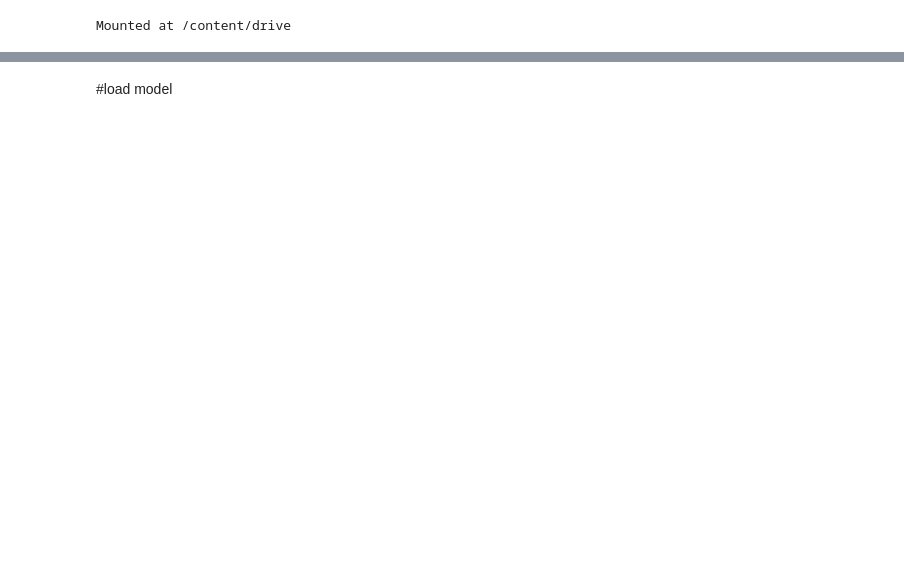
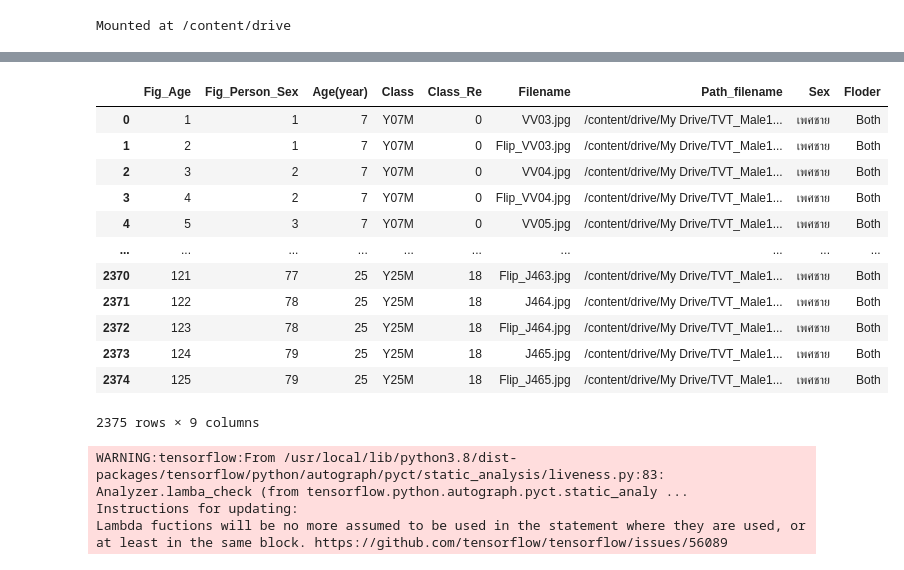
Before and after one commit to Wanita-8943/Project_2023, a Jupyter notebook: M2_Train_Freeze.ipynb, the cells around one changed output, grey strips where cells are left out. Cells and saved outputs as stored; diff of their text form; code cells hidden in the pictures; blank space fills up the shorter version.

```diff
--- a/M2_Train_Freeze.ipynb
+++ b/M2_Train_Freeze.ipynb
@@ -52,0 +27,17 @@ from efficientnet import center_crop_and_resize, preprocess_input
+# %%
+df = pd.read_csv (r'/content/drive/MyDrive/cut_panoramic/Data/New_Data_Male125.csv')
+df
+# %% [output]
+|  | Fig_Age | Fig_Person_Sex | Age(year) | Class | Class_Re | Filename | Path_filename | Sex | Floder |
+| 0 | 1 | 1 | 7 | Y07M | 0 | VV03.jpg | /content/drive/My Drive/TVT_Male1... | เพศชาย | Both |
+| 1 | 2 | 1 | 7 | Y07M | 0 | Flip_VV03.jpg | /content/drive/My Drive/TVT_Male1... | เพศชาย | Both |
+| 2 | 3 | 2 | 7 | Y07M | 0 | VV04.jpg | /content/drive/My Drive/TVT_Male1... | เพศชาย | Both |
+| 3 | 4 | 2 | 7 | Y07M | 0 | Flip_VV04.jpg | /content/drive/My Drive/TVT_Male1... | เพศชาย | Both |
+| 4 | 5 | 3 | 7 | Y07M | 0 | VV05.jpg | /content/drive/My Drive/TVT_Male1... | เพศชาย | Both |
+| ... | ... | ... | ... | ... | ... | ... | ... | ... | ... |
+| 2370 | 121 | 77 | 25 | Y25M | 18 | Flip_J463.jpg | /content/drive/My Drive/TVT_Male1... | เพศชาย | Both |
+| 2371 | 122 | 78 | 25 | Y25M | 18 | J464.jpg | /content/drive/My Drive/TVT_Male1... | เพศชาย | Both |
+| 2372 | 123 | 78 | 25 | Y25M | 18 | Flip_J464.jpg | /content/drive/My Drive/TVT_Male1... | เพศชาย | Both |
+| 2373 | 124 | 79 | 25 | Y25M | 18 | J465.jpg | /content/drive/My Drive/TVT_Male1... | เพศชาย | Both |
+| 2374 | 125 | 79 | 25 | Y25M | 18 | Flip_J465.jpg | /content/drive/My Drive/TVT_Male1... | เพศชาย | Both |
+2375 rows × 9 columns
@@ -53,3 +57,11 @@ from efficientnet import center_crop_and_resize, preprocess_input
+# %%
+from tensorflow.keras.models import load_model
+model = load_model('/content/drive/My Drive/cut_panoramic/Model/Classification/Male/M2_Train_Freeze.h5')
+height = width = model.input_shape[1]
+# %% [output]
+WARNING:tensorflow:From /usr/local/lib/python3.8/dist-packages/tensorflow/python/autograph/pyct/static_analysis/liveness.py:83: Analyzer.lamba_check (from tensorflow.python.autograph.pyct.static_analy ...
+Instructions for updating:
+Lambda fuctions will be no more assumed to be used in the statement where they are used, or at least in the same block. https://github.com/tensorflow/tensorflow/issues/56089
 # %%
 base_dir = '/content/drive/MyDrive/TVT_Male125'
 os.makedirs(base_dir, exist_ok=True)
@@ -62,5 +74,3 @@ validation_dir = os.path.join(base_dir, 'validation')
 os.makedirs(validation_dir, exist_ok=True)
 test_dir = os.path.join(base_dir, 'test')
 os.makedirs(test_dir, exist_ok=True)
-# %% [markdown]
-#load model
```
Also changed, not shown: parts of 30 cells of this notebook.
